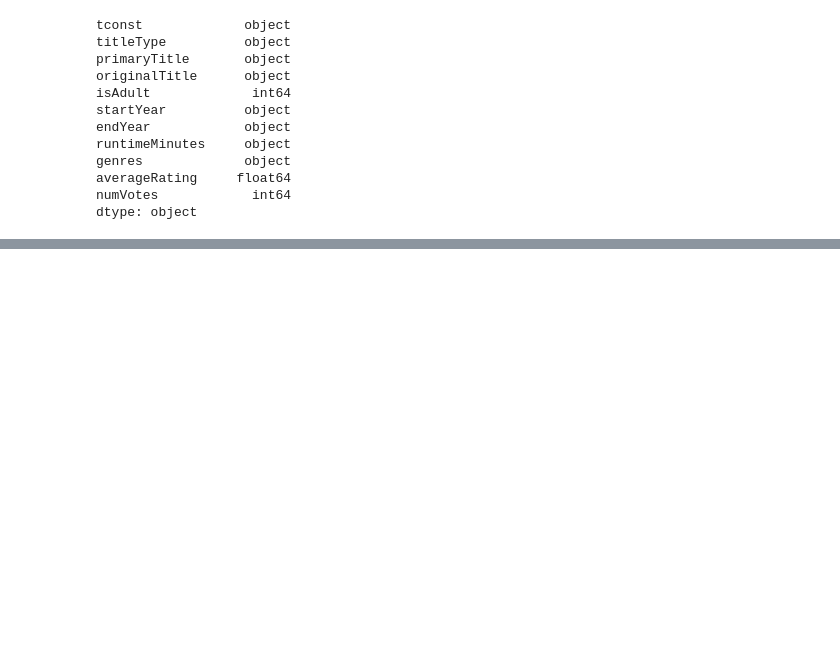
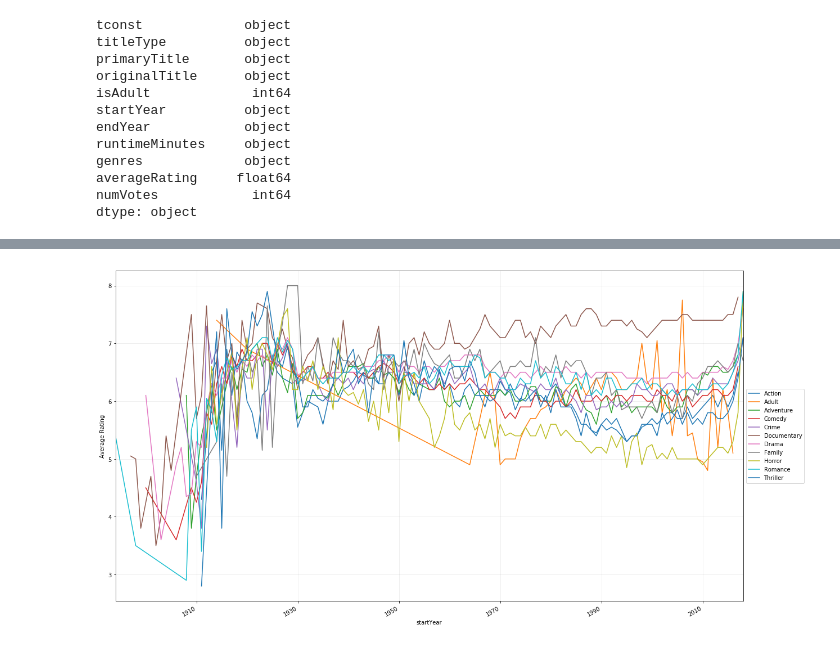
Before and after one commit to Amjaad/MoviesProject, a Jupyter notebook: DataPrep/title.ratings.ipynb, the cells around one changed output, grey strips where cells are left out. Saved outputs shown, nothing was run; the diff lists cells and outputs as text; code cells hidden in the pictures; blank space fills up the shorter version.

```diff
--- a/DataPrep/title.ratings.ipynb
+++ b/DataPrep/title.ratings.ipynb
@@ -78,3 +84,14 @@ df2.loc[df2.Action==1].averageRating.median()
+# %%
+plt.figure(figsize = (20, 12))
+for g in genres:
+    ratings_by_genre[g].plot()
+
+plt.ylabel('Average Rating')
+plt.grid(True,alpha=0.25)
+plt.legend(genres,loc='center left', bbox_to_anchor=(1, 0.5))
+plt.show();
+# %% [output]
+[figure, added]
 # %%
 # compute AVG Rating for each genre
 genreAvgRating={}
```
Also changed, not shown: parts of 11 cells of this notebook.
